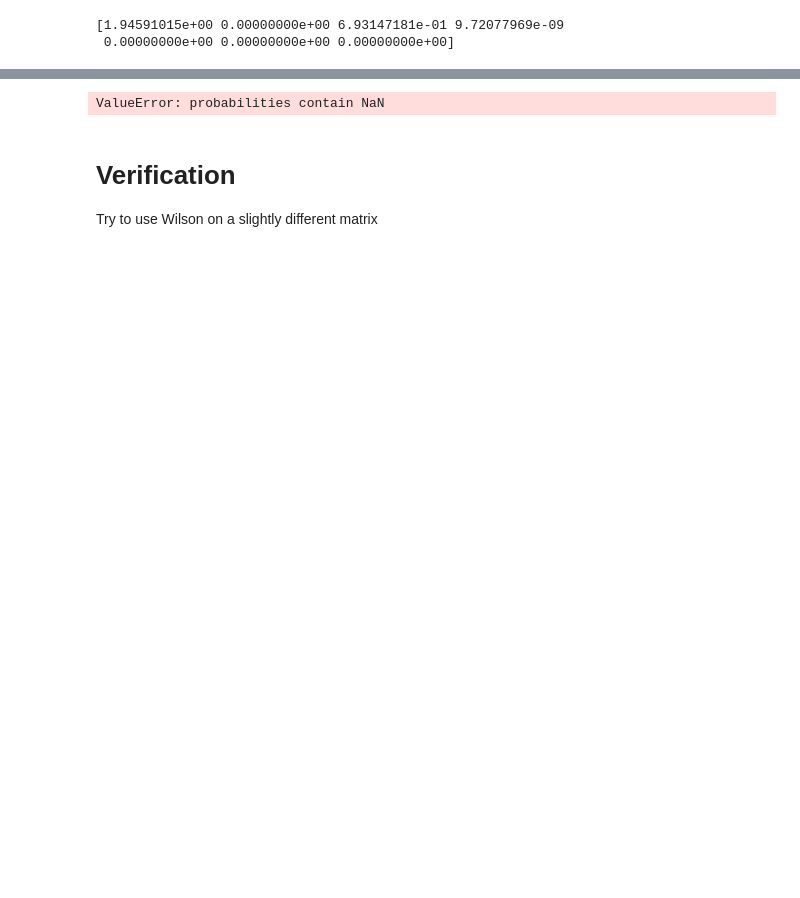
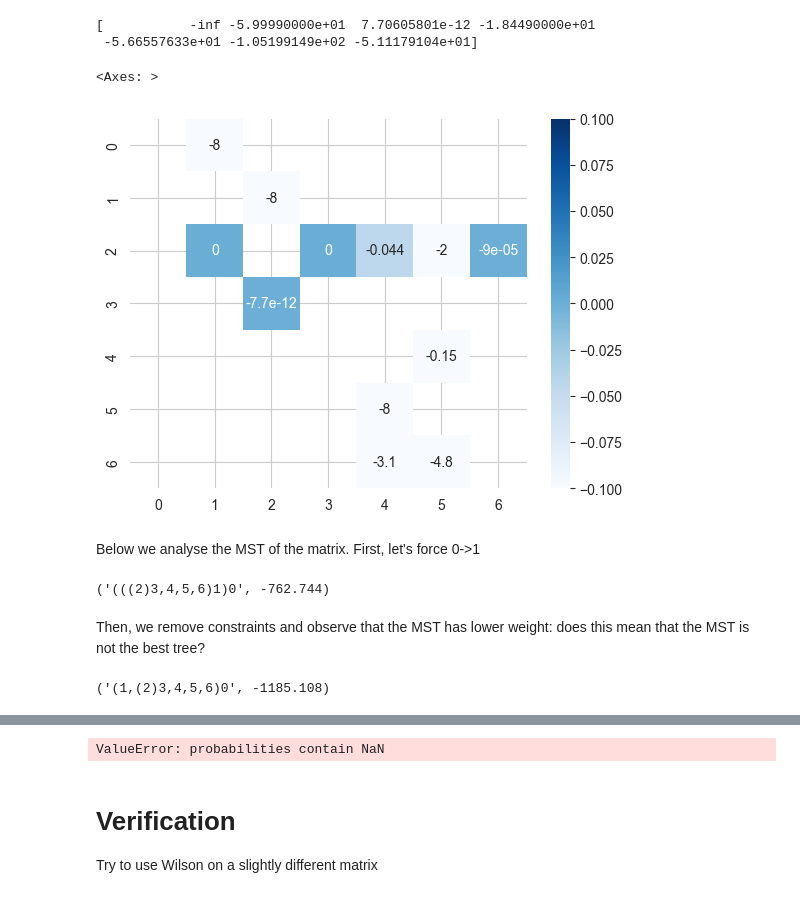
Before and after one commit to Lagergren-Lab/treesampling, a Jupyter notebook: notebooks/victree_matrix_debug.ipynb, the cells around one changed output, grey strips where cells are left out. Cells and saved outputs as stored; diff of their text form; code cells hidden in the pictures; blank space fills up the shorter version.

```diff
--- a/notebooks/victree_matrix_debug.ipynb
+++ b/notebooks/victree_matrix_debug.ipynb
@@ -14,19 +15,53 @@ from treesample.wilson import WilsonSample
 # %%
 
 matrix = np.array([
-    [   0.    , -174.769, -174.769, -244.775, -249.29 , -276.033, -240.241],
-    [   0.    ,    0.   ,  -56.238, -124.203, -143.693, -174.44 , -145.639],
-    [   0.    ,  -59.999,    0.   ,  -18.449,  -56.7  , -107.202,  -51.118],
-    [   0.    , -133.159,    0.   ,    0.   , -126.356, -155.468, -123.161],
-    [   0.    , -141.243,  -39.487, -117.625,    0.   , -105.354,  -60.438],
-    [   0.    , -177.913,  -78.955, -150.078,  -84.43 ,    0.   , -102.489],
-    [   0.    , -131.7  ,  -25.589, -115.073,  -59.796, -109.966,    0.   ]
+    [   -np.inf    , -174.769, -174.769, -244.775, -249.29 , -276.033, -240.241],
+    [   -np.inf    ,    -np.inf   ,  -56.238, -124.203, -143.693, -174.44 , -145.639],
+    [   -np.inf    ,  -59.999,    -np.inf   ,  -18.449,  -56.7  , -107.202,  -51.118],
+    [   -np.inf    , -133.159,    0.   ,    -np.inf   , -126.356, -155.468, -123.161],
+    [   -np.inf    , -141.243,  -39.487, -117.625,    -np.inf   , -105.354,  -60.438],
+    [   -np.inf    , -177.913,  -78.955, -150.078,  -84.43 ,    -np.inf   , -102.489],
+    [   -np.inf    , -131.7  ,  -25.589, -115.073,  -59.796, -109.966,    -np.inf   ]
 ])
 print(logsumexp(matrix, axis=0))
 norm_matrix = matrix - logsumexp(matrix, axis=0, keepdims=True)
+norm_matrix[:, 0] = -np.inf
 # %% [output]
-[1.94591015e+00 0.00000000e+00 6.93147181e-01 9.72077969e-09
- 0.00000000e+00 0.00000000e+00 0.00000000e+00]
+[           -inf -5.99990000e+01  7.70605801e-12 -1.84490000e+01
+ -5.66557633e+01 -1.05199149e+02 -5.11179104e+01]
+# %%
+tau = -8
+clean_matrix = norm_matrix.copy()
+rows_to_modify = np.all(clean_matrix < -8, axis=1)
+max_indices = np.argmax(clean_matrix[rows_to_modify], axis=1)
+clean_matrix[rows_to_modify, max_indices] = -8
+clean_matrix[clean_matrix < -8] = -np.inf
+sns.heatmap(clean_matrix, annot=clean_matrix, cmap='Blues')
+# remove weights that are below
+# clean_matrix[0, 1 ] = -np.inf
+# clean_matrix[0, 2 ] = -8 # this confuses the algorithm and makes many samples with arc 0->2, and then these
+# are proven to be less probable
+# %% [output]
+<Axes: >
+[figure, added]
+# %% [markdown]
+Below we analyse the MST of the matrix. First, let's force 0->1
+# %%
+# if taking the maximum to choose the out arc from 0, what would be the weight?
+graph01 = matrix.copy()
+graph01[0, 2:] = -np.inf
+mst01 = nx.maximum_spanning_arborescence(nx.from_numpy_array(np.exp(graph01), create_using=nx.DiGraph()), attr='weight', preserve_attrs=True)
+tree_to_newick(mst01), np.sum([matrix[u, v] for u, v in mst01.edges()])
+# %% [output]
+('(((2)3,4,5,6)1)0', -762.744)
+# %% [markdown]
+Then, we remove constraints and observe that the MST has lower weight: does this mean that the MST is not the best tree?
+# %%
+# check which arc goes out from 0 using the mst
+mst = nx.maximum_spanning_arborescence(nx.from_numpy_array(np.exp(matrix), create_using=nx.DiGraph()), attr='weight', preserve_attrs=True)
+tree_to_newick(mst), np.sum([matrix[u, v] for u, v in mst.edges()])
+# %% [output]
+('(1,(2)3,4,5,6)0', -1185.108)
 # %%
 sample_size = 10000
 tree_counts = {} # nwk_tree: (count, weight)
```
Also changed, not shown: parts of 19 cells of this notebook, 10 other files.
